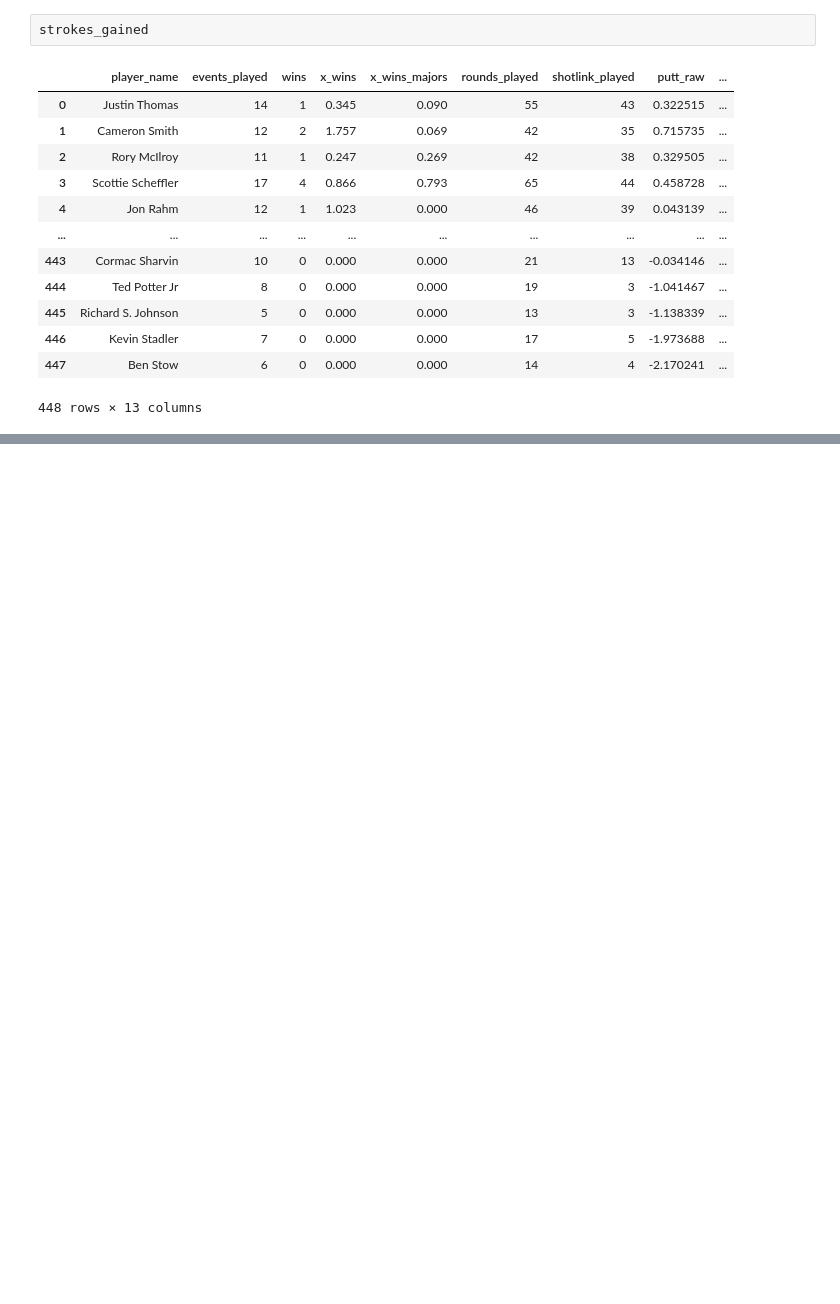
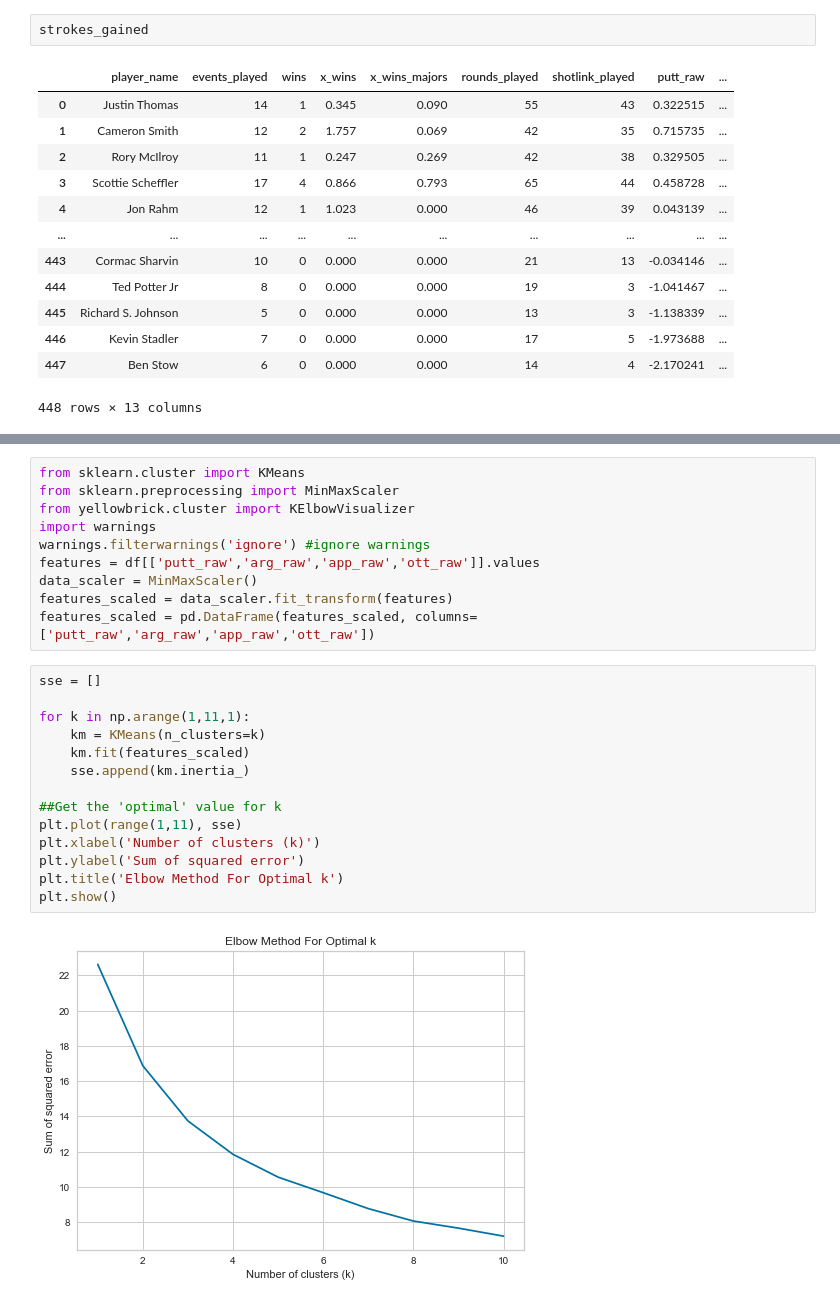
Before and after one commit to eimhincullen/UCDAPA_eimhincullen, a Jupyter notebook: UCDProjectV1.ipynb, the cells around one changed output, grey strips where cells are left out. Saved outputs shown, nothing was run; the diff lists cells and outputs as text; blank space fills up the shorter version.

```diff
--- a/UCDProjectV1.ipynb
+++ b/UCDProjectV1.ipynb
@@ -176,0 +231,26 @@ df=df.sort_values(by=['Fedex Ranking'])
+# %%
+from sklearn.cluster import KMeans
+from sklearn.preprocessing import MinMaxScaler
+from yellowbrick.cluster import KElbowVisualizer
+import warnings
+warnings.filterwarnings('ignore') #ignore warnings
+features = df[['putt_raw','arg_raw','app_raw','ott_raw']].values
+data_scaler = MinMaxScaler()
+features_scaled = data_scaler.fit_transform(features)
+features_scaled = pd.DataFrame(features_scaled, columns=['putt_raw','arg_raw','app_raw','ott_raw'])
+# %%
+sse = []
+
+for k in np.arange(1,11,1):
+    km = KMeans(n_clusters=k)
+    km.fit(features_scaled)
+    sse.append(km.inertia_)
+
+##Get the 'optimal' value for k
+plt.plot(range(1,11), sse)
+plt.xlabel('Number of clusters (k)')
+plt.ylabel('Sum of squared error')
+plt.title('Elbow Method For Optimal k')
+plt.show()
+# %% [output]
+[figure, added]
```
Also changed, not shown: parts of 20 cells of this notebook.
